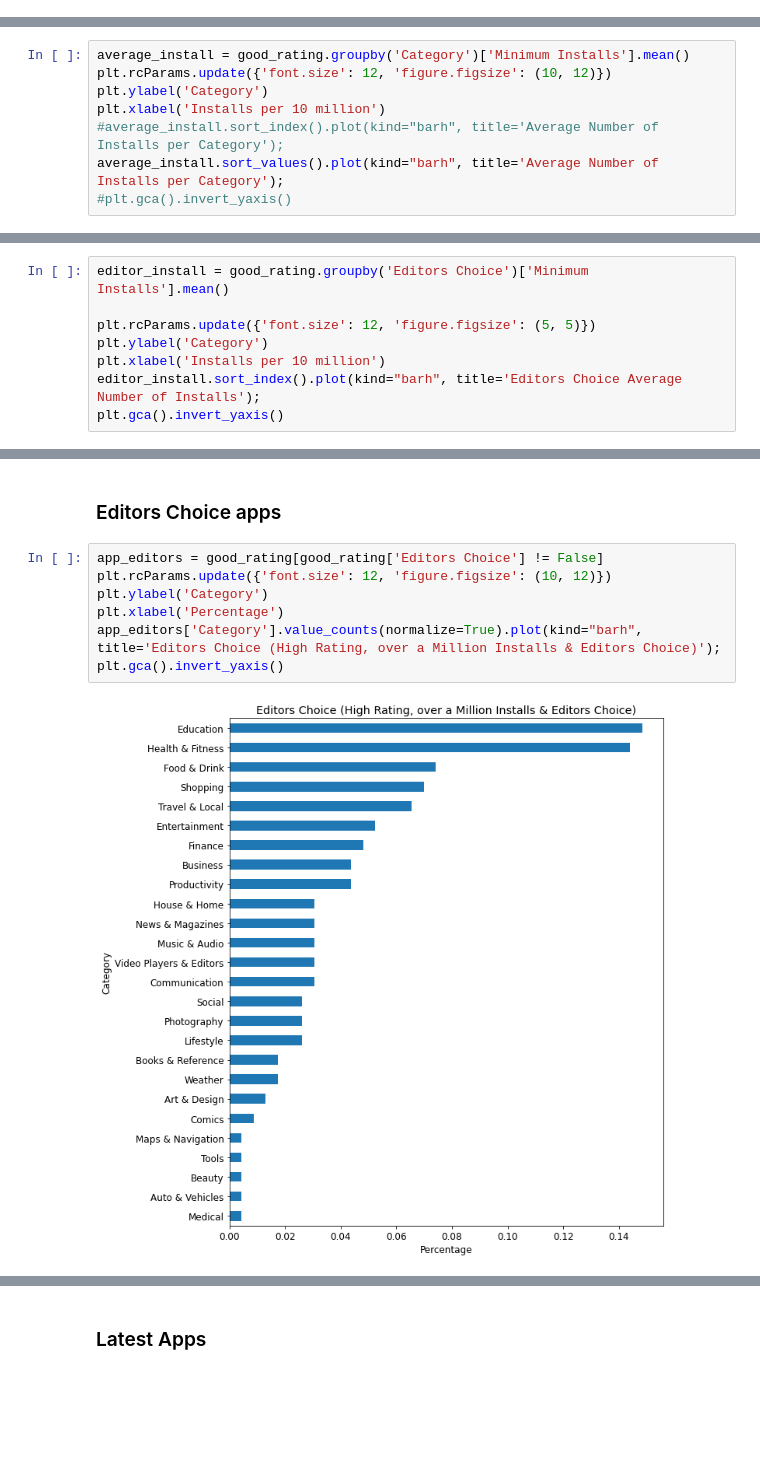
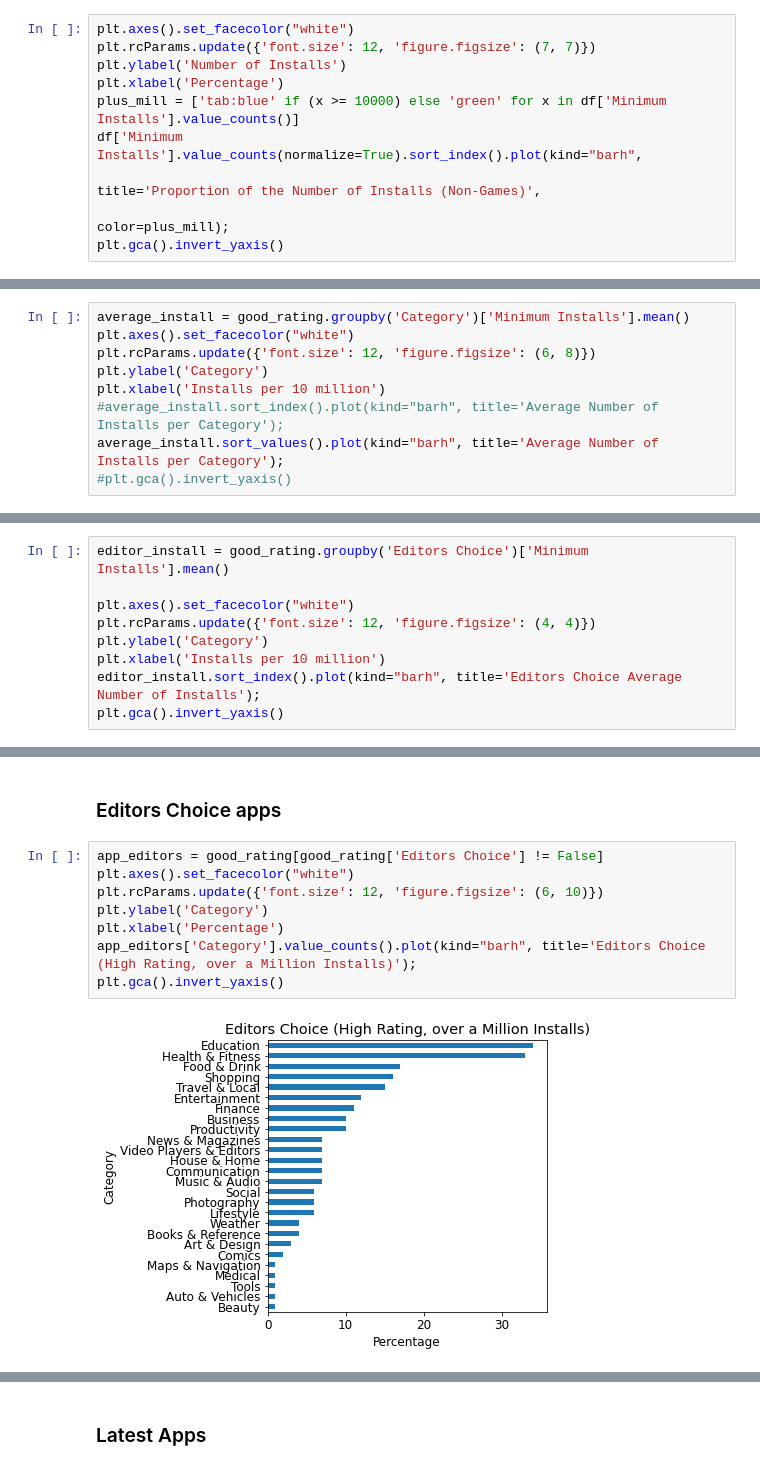
Before and after one commit to MKirtley/Google-Playstore, a Jupyter notebook: google_playstore.ipynb, the cells around one changed output, grey strips where cells are left out. Cells and saved outputs as stored; diff of their text form; blank space fills up the shorter version.

```diff
--- a/google_playstore.ipynb
+++ b/google_playstore.ipynb
@@ -97,0 +104,10 @@ df['Released'] = pd.to_datetime(df['Released'], format='%b %d, %Y',
+# %%
+plt.axes().set_facecolor("white")
+plt.rcParams.update({'font.size': 12, 'figure.figsize': (7, 7)})
+plt.ylabel('Number of Installs')
+plt.xlabel('Percentage')
+plus_mill = ['tab:blue' if (x >= 10000) else 'green' for x in df['Minimum Installs'].value_counts()]
+df['Minimum Installs'].value_counts(normalize=True).sort_index().plot(kind="barh",
+                                                                      title='Proportion of the Number of Installs (Non-Games)',
+                                                                      color=plus_mill);
+plt.gca().invert_yaxis()
@@ -226,7 +245,8 @@ plt.gca().invert_yaxis()
 ### Average number of installs per category
 # %%
 average_install = good_rating.groupby('Category')['Minimum Installs'].mean()
-plt.rcParams.update({'font.size': 12, 'figure.figsize': (10, 12)})
+plt.axes().set_facecolor("white")
+plt.rcParams.update({'font.size': 12, 'figure.figsize': (6, 8)})
 plt.ylabel('Category')
 plt.xlabel('Installs per 10 million')
 #average_install.sort_index().plot(kind="barh", title='Average Number of Installs per Category');
@@ -260,7 +281,8 @@ Name: Content Rating, dtype: int64
 # %%
 editor_install = good_rating.groupby('Editors Choice')['Minimum Installs'].mean()
 
-plt.rcParams.update({'font.size': 12, 'figure.figsize': (5, 5)})
+plt.axes().set_facecolor("white")
+plt.rcParams.update({'font.size': 12, 'figure.figsize': (4, 4)})
 plt.ylabel('Category')
 plt.xlabel('Installs per 10 million')
 editor_install.sort_index().plot(kind="barh", title='Editors Choice Average Number of Installs');
@@ -308,10 +330,11 @@ Name: In App Purchases, dtype: int64
 ### Editors Choice apps
 # %%
 app_editors = good_rating[good_rating['Editors Choice'] != False]
-plt.rcParams.update({'font.size': 12, 'figure.figsize': (10, 12)})
+plt.axes().set_facecolor("white")
+plt.rcParams.update({'font.size': 12, 'figure.figsize': (6, 10)})
 plt.ylabel('Category')
 plt.xlabel('Percentage')
-app_editors['Category'].value_counts(normalize=True).plot(kind="barh", title='Editors Choice (High Rating, over a Million Installs & Editors Choice)');
+app_editors['Category'].value_counts().plot(kind="barh", title='Editors Choice (High Rating, over a Million Installs)');
 plt.gca().invert_yaxis()
 # %% [output]
-[figure, old version]
+[figure, new version]
```
Also changed, not shown: parts of 16 cells of this notebook.
